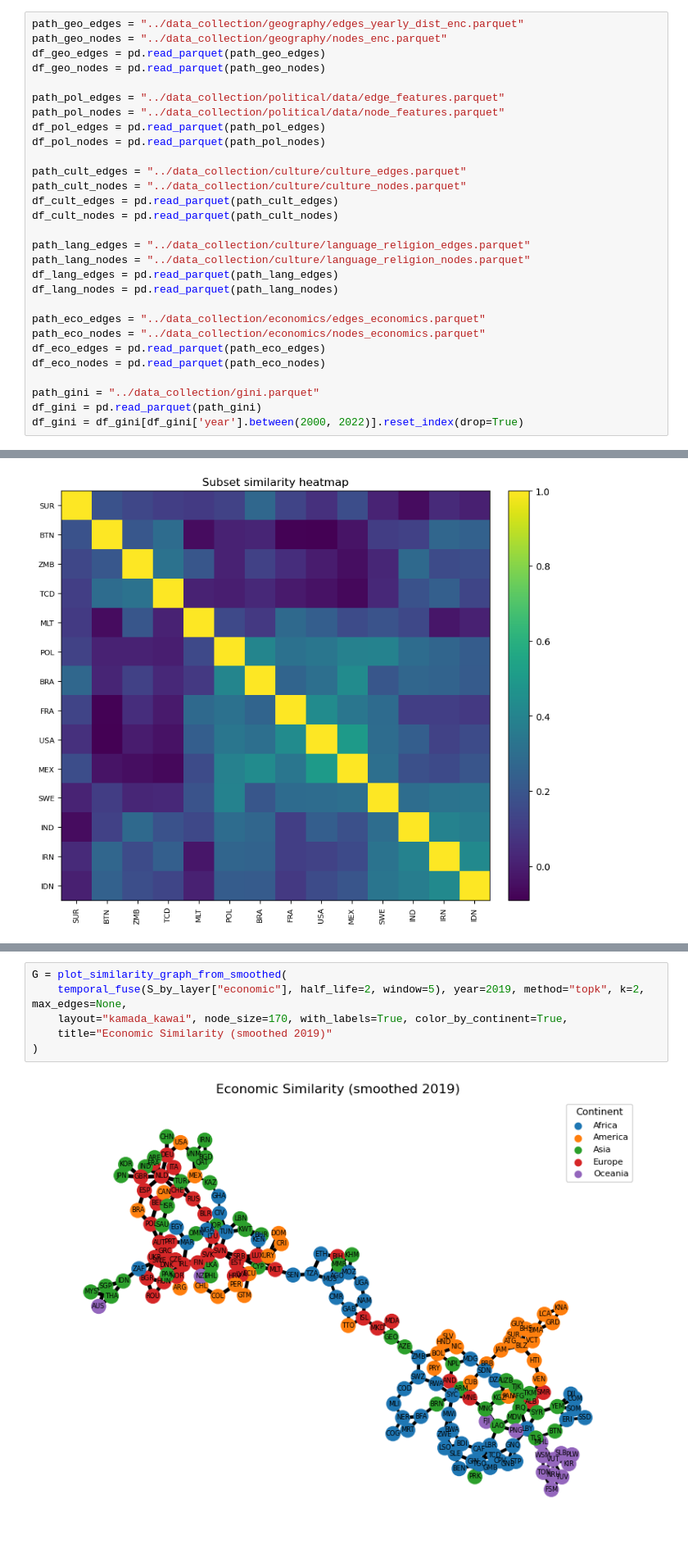
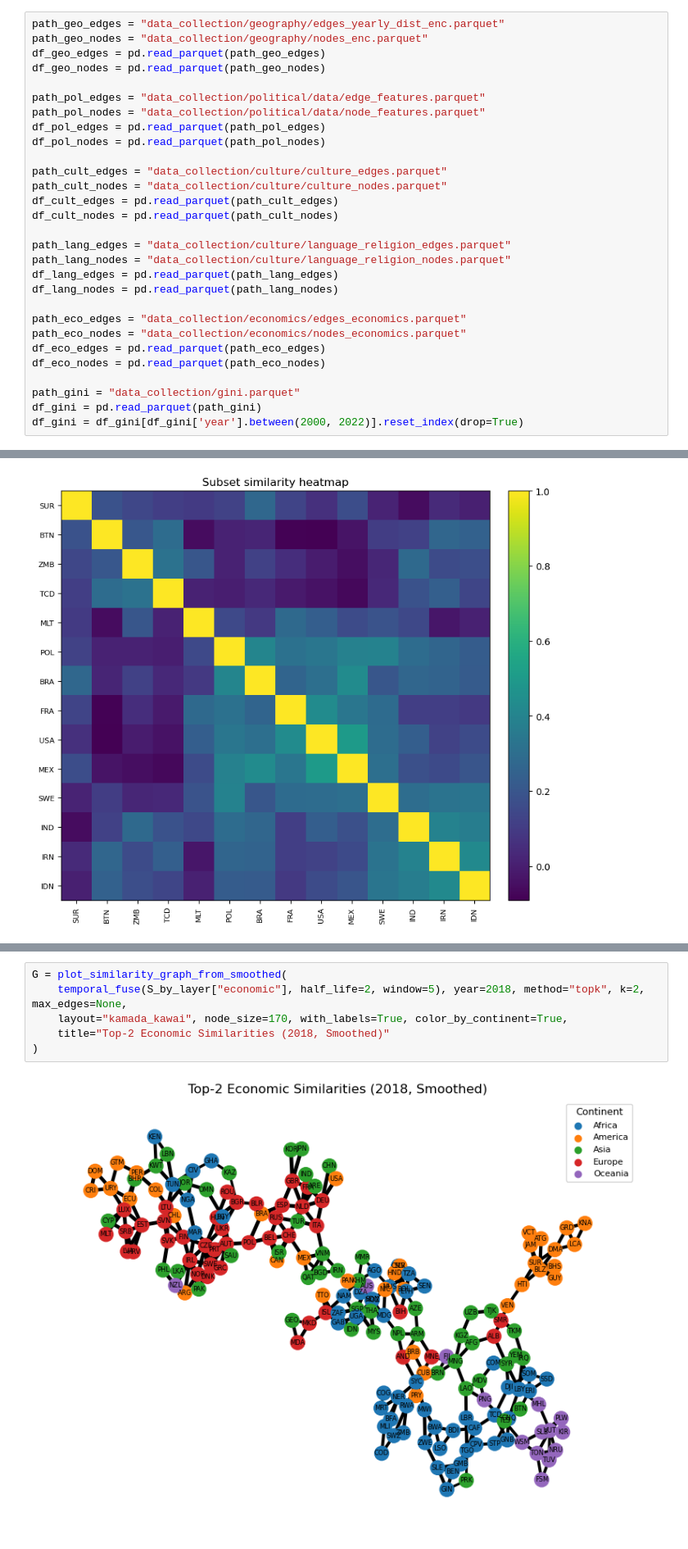
Before and after one commit to samrauh/dlss-project, a Jupyter notebook: visualization/visualization.ipynb, the cells around one changed output, grey strips where cells are left out. Shown at 82% size. Saved outputs shown, nothing was run; the diff lists cells and outputs as text.

```diff
--- a/visualization/visualization.ipynb
+++ b/visualization/visualization.ipynb
@@ -38,30 +42,30 @@ from typing import Dict, List, Tuple, Optional, Any
 # %%
-path_geo_edges = "../data_collection/geography/edges_yearly_dist_enc.parquet"
-path_geo_nodes = "../data_collection/geography/nodes_enc.parquet"
+path_geo_edges = "data_collection/geography/edges_yearly_dist_enc.parquet"
+path_geo_nodes = "data_collection/geography/nodes_enc.parquet"
 df_geo_edges = pd.read_parquet(path_geo_edges)
 df_geo_nodes = pd.read_parquet(path_geo_nodes)
 
-path_pol_edges = "../data_collection/political/data/edge_features.parquet"
-path_pol_nodes = "../data_collection/political/data/node_features.parquet"
+path_pol_edges = "data_collection/political/data/edge_features.parquet"
+path_pol_nodes = "data_collection/political/data/node_features.parquet"
 df_pol_edges = pd.read_parquet(path_pol_edges)
 df_pol_nodes = pd.read_parquet(path_pol_nodes)
 
-path_cult_edges = "../data_collection/culture/culture_edges.parquet"
-path_cult_nodes = "../data_collection/culture/culture_nodes.parquet"
+path_cult_edges = "data_collection/culture/culture_edges.parquet"
+path_cult_nodes = "data_collection/culture/culture_nodes.parquet"
 df_cult_edges = pd.read_parquet(path_cult_edges)
 df_cult_nodes = pd.read_parquet(path_cult_nodes)
 
-path_lang_edges = "../data_collection/culture/language_religion_edges.parquet"
-path_lang_nodes = "../data_collection/culture/language_religion_nodes.parquet"
+path_lang_edges = "data_collection/culture/language_religion_edges.parquet"
+path_lang_nodes = "data_collection/culture/language_religion_nodes.parquet"
 df_lang_edges = pd.read_parquet(path_lang_edges)
 df_lang_nodes = pd.read_parquet(path_lang_nodes)
 
-path_eco_edges = "../data_collection/economics/edges_economics.parquet"
-path_eco_nodes = "../data_collection/economics/nodes_economics.parquet"
+path_eco_edges = "data_collection/economics/edges_economics.parquet"
+path_eco_nodes = "data_collection/economics/nodes_economics.parquet"
 df_eco_edges = pd.read_parquet(path_eco_edges)
 df_eco_nodes = pd.read_parquet(path_eco_nodes)
 
-path_gini = "../data_collection/gini.parquet"
+path_gini = "data_collection/gini.parquet"
 df_gini = pd.read_parquet(path_gini)
 df_gini = df_gini[df_gini['year'].between(2000, 2022)].reset_index(drop=True)
 # %%
@@ -1196,10 +1202,10 @@ G = plot_similarity_graph_from_smoothed(
 # %%
 G = plot_similarity_graph_from_smoothed(
-    temporal_fuse(S_by_layer["economic"], half_life=2, window=5), year=2019, method="topk", k=2, max_edges=None,
+    temporal_fuse(S_by_layer["economic"], half_life=2, window=5), year=2018, method="topk", k=2, max_edges=None,
     layout="kamada_kawai", node_size=170, with_labels=True, color_by_continent=True,
-    title="Economic Similarity (smoothed 2019)"
+    title="Top-2 Economic Similarities (2018, Smoothed)"
 )
 # %% [output]
-[figure, old version]
+[figure, new version]
 # %%
 G = plot_similarity_graph_from_smoothed(
```
Also changed, not shown: parts of 22 cells of this notebook, 18 other files.
